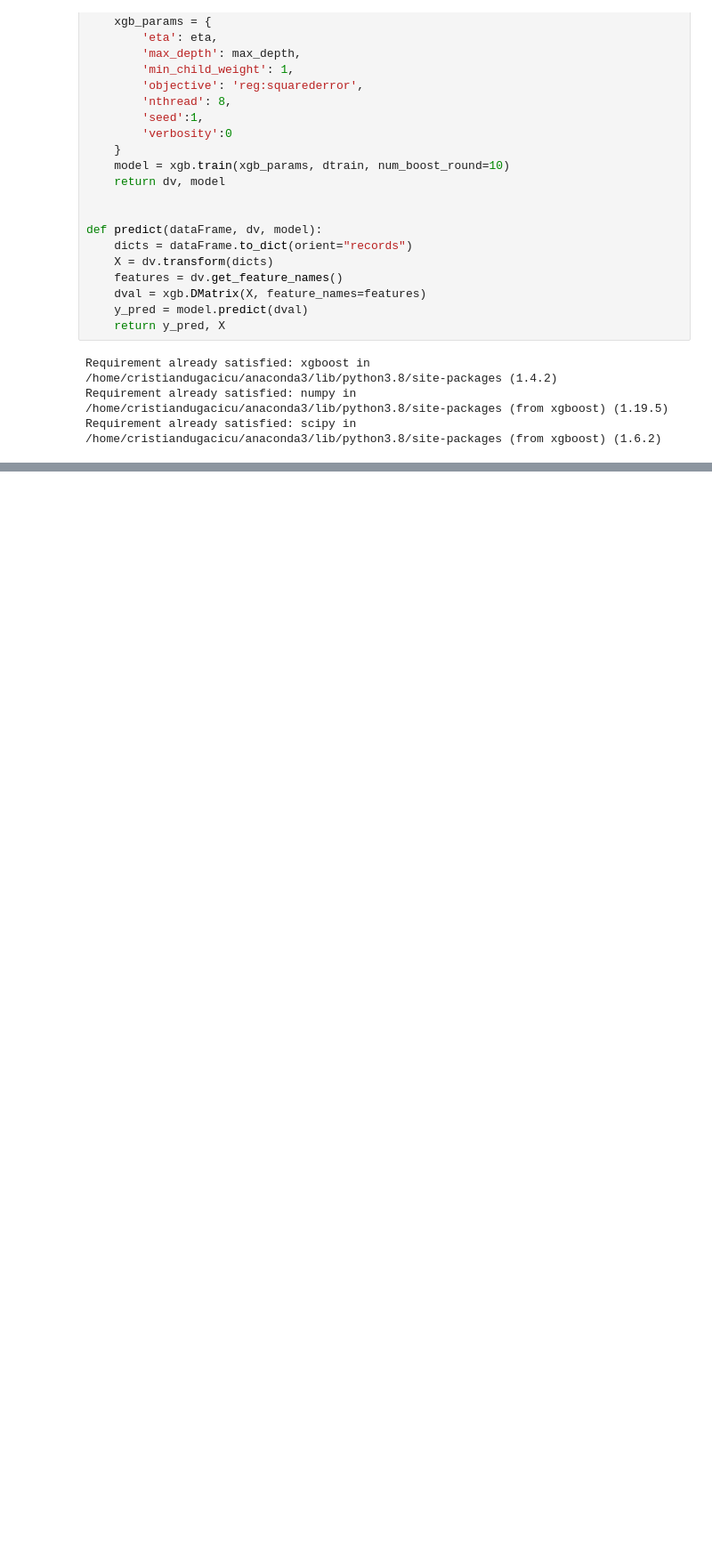
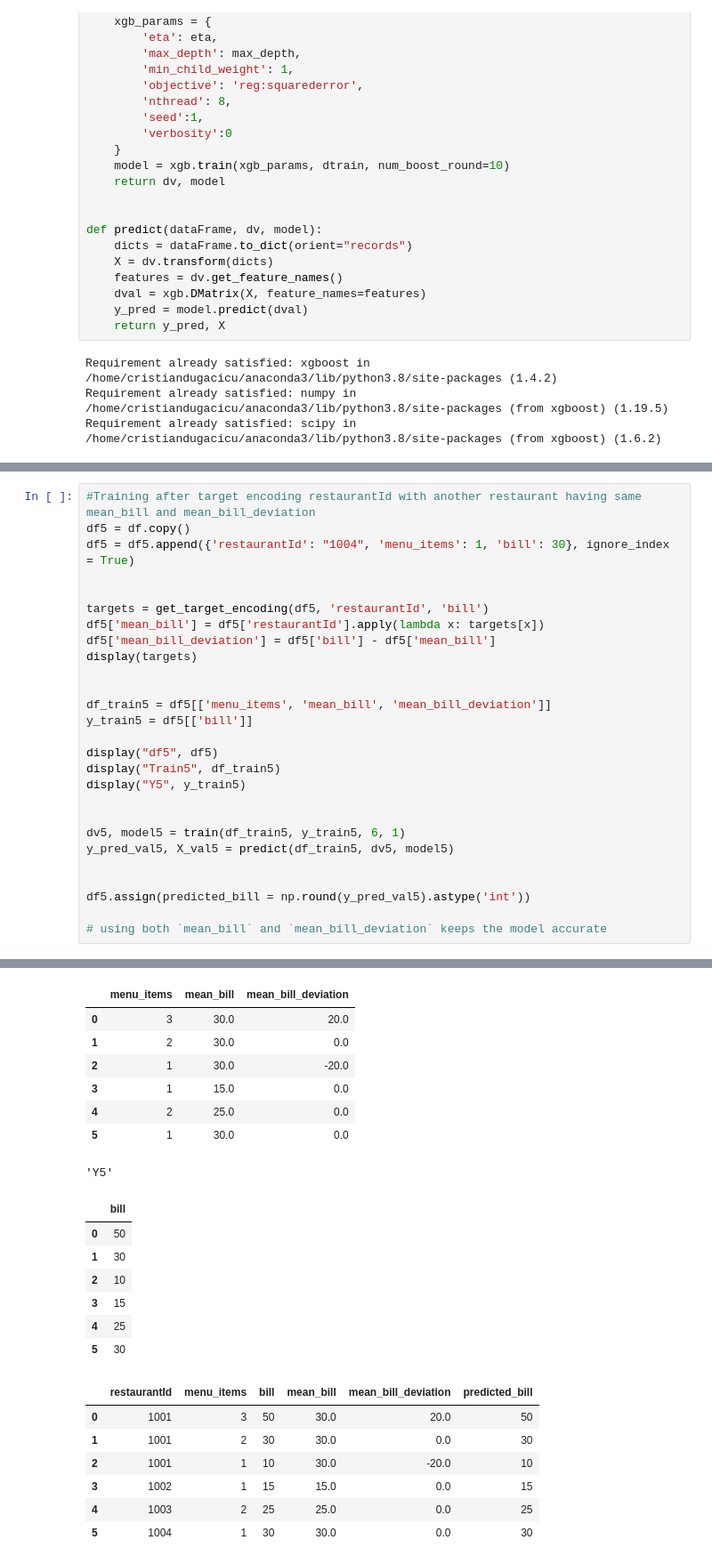
Before and after one commit to razorcd/ml-project, a Jupyter notebook: capstone-project/target_encoding/target_encoding_dummy_data.ipynb, the cells around one changed output, grey strips where cells are left out. Shown at 89% size. Saved outputs shown, nothing was run; the diff lists cells and outputs as text; blank space fills up the shorter version.

```diff
--- a/capstone-project/target_encoding/target_encoding_dummy_data.ipynb
+++ b/capstone-project/target_encoding/target_encoding_dummy_data.ipynb
@@ -129,0 +286,28 @@ df.assign(predicted_rent = y_pred_val.astype('int'))
+# %%
+#Training after target encoding restaurantId with another restaurant having same mean_bill and mean_bill_deviation
+df5 = df.copy()
+df5 = df5.append({'restaurantId': "1004", 'menu_items': 1, 'bill': 30}, ignore_index = True)
+
+
+targets = get_target_encoding(df5, 'restaurantId', 'bill')
+df5['mean_bill'] = df5['restaurantId'].apply(lambda x: targets[x])
+df5['mean_bill_deviation'] = df5['bill'] - df5['mean_bill']
+display(targets)
+
+
+df_train5 = df5[['menu_items', 'mean_bill', 'mean_bill_deviation']]
+y_train5 = df5[['bill']]
+
+display("df5", df5)
+display("Train5", df_train5)
+display("Y5", y_train5)
+
+
+dv5, model5 = train(df_train5, y_train5, 6, 1)
+y_pred_val5, X_val5 = predict(df_train5, dv5, model5)
+
+
+df5.assign(predicted_bill = np.round(y_pred_val5).astype('int'))
+
+# using both `mean_bill` and `mean_bill_deviation` keeps the model accurate
+# %% [output]
@@ -129,0 +324,22 @@ df.assign(predicted_rent = y_pred_val.astype('int'))
+|  | menu_items | mean_bill | mean_bill_deviation |
+| 0 | 3 | 30.0 | 20.0 |
+| 1 | 2 | 30.0 | 0.0 |
+| 2 | 1 | 30.0 | -20.0 |
+| 3 | 1 | 15.0 | 0.0 |
+| 4 | 2 | 25.0 | 0.0 |
+| 5 | 1 | 30.0 | 0.0 |
+'Y5'
+|  | bill |
+| 0 | 50 |
+| 1 | 30 |
+| 2 | 10 |
+| 3 | 15 |
+| 4 | 25 |
+| 5 | 30 |
+|  | restaurantId | menu_items | bill | mean_bill | mean_bill_deviation | predicted_bill |
+| 0 | 1001 | 3 | 50 | 30.0 | 20.0 | 50 |
+| 1 | 1001 | 2 | 30 | 30.0 | 0.0 | 30 |
+| 2 | 1001 | 1 | 10 | 30.0 | -20.0 | 10 |
+| 3 | 1002 | 1 | 15 | 15.0 | 0.0 | 15 |
+| 4 | 1003 | 2 | 25 | 25.0 | 0.0 | 25 |
+| 5 | 1004 | 1 | 30 | 30.0 | 0.0 | 30 |
```
Also changed, not shown: parts of 8 cells of this notebook.
